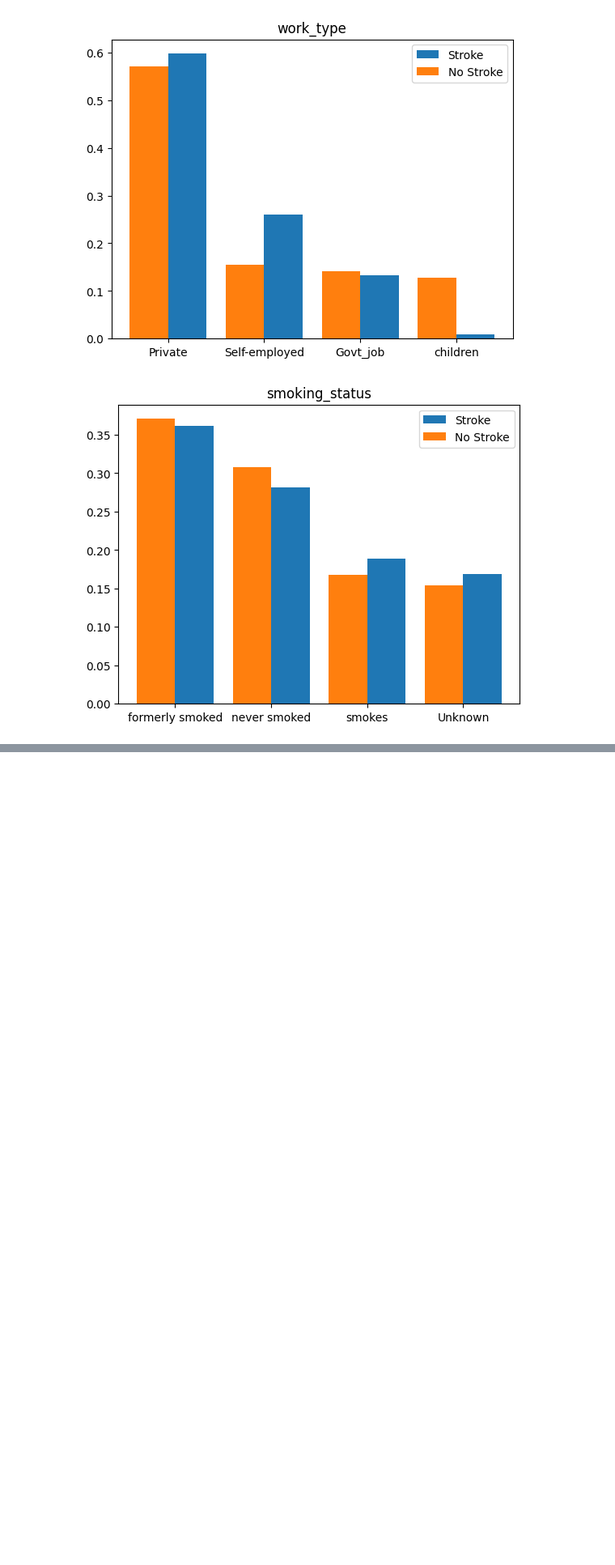
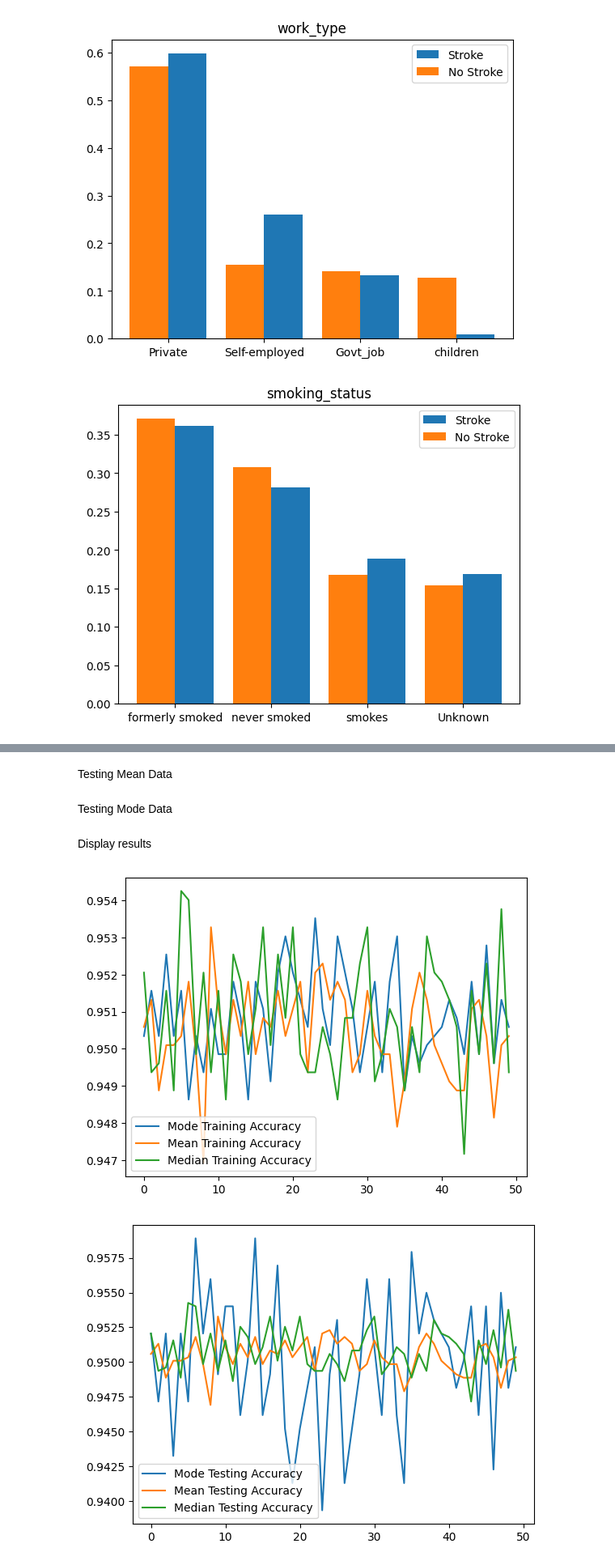
Before and after one commit to meredithc001/Stroke-Prediction, a Jupyter notebook: predictor.ipynb, the cells around one changed output, grey strips where cells are left out. Shown at 81% size. Cells and saved outputs as stored; diff of their text form; code cells hidden in the pictures; blank space fills up the shorter version.

Commit message:
Model working with ~95% accuracy

```diff
--- a/predictor.ipynb
+++ b/predictor.ipynb
@@ -79,0 +93,11 @@ for type in types:
+# %%
+median_df = deepcopy(df)
+mean_df = deepcopy(df)
+mode_df = deepcopy(df)
+median_df['bmi'] = median_df['bmi'].replace(np.NaN, round(df['bmi'].median(), 1))
+mode_df['bmi'] = mode_df['bmi'].replace(np.NaN, round(df['bmi'].mode()[0], 1))
+mean_df['bmi'] = mean_df['bmi'].replace(np.NaN, round(df['bmi'].mean(), 1))
+
+print("Median: ",df['bmi'].median())
+print("Mode: ", df['bmi'].mode()[0])
+print("Mean", round(df['bmi'].mean(), 1))
@@ -79,0 +127,2 @@ for type in types:
+# %% [markdown]
+Testing Mean Data
@@ -79,0 +146,36 @@ for type in types:
+# %% [markdown]
+Testing Mode Data
+# %%
+mode_training = []
+mode_testing = []
+X = mode_df.loc[:, mode_df.columns != 'stroke']
+y = df['stroke']
+for i in range(50):
+    X_train, X_test, y_train, y_test = train_test_split(X,y, test_size=.2, shuffle=True)
+    model = LogisticRegression(solver="liblinear", random_state=0).fit(X,y)
+    predictions = model.predict(X_train)
+    total_correct = np.sum(predictions == y_train)
+    accuracy = total_correct / len(y_train)
+    mode_training.append(accuracy)
+
+    predictions = model.predict(X_test)
+    total_correct = np.sum(predictions == y_test)
+    accuracy = total_correct / len(y_test)
+    mode_testing.append(accuracy)
+# %% [markdown]
+Display results
+# %%
+x = np.arange(50)
+plt.plot(x, mode_training, label="Mode Training Accuracy")
+plt.plot(x, mean_training, label="Mean Training Accuracy")
+plt.plot(x, median_training, label="Median Training Accuracy")
+plt.legend()
+plt.show()
+plt.plot(x, mode_testing, label="Mode Testing Accuracy")
+plt.plot(x, mean_training, label="Mean Testing Accuracy")
+plt.plot(x, median_training, label="Median Testing Accuracy")
+plt.legend()
+plt.show()
+# %% [output]
+[figure, added]
+[figure, added]
```
Also changed, not shown: parts of 8 cells of this notebook.
